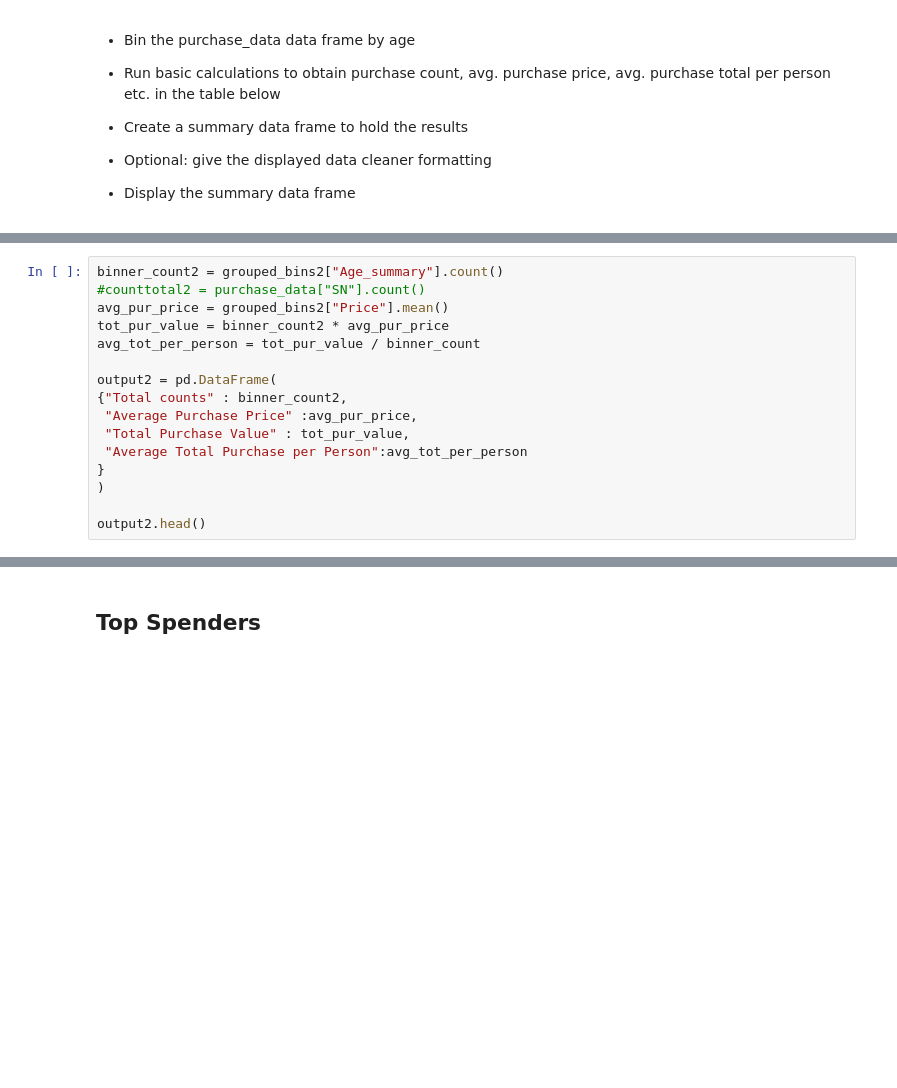
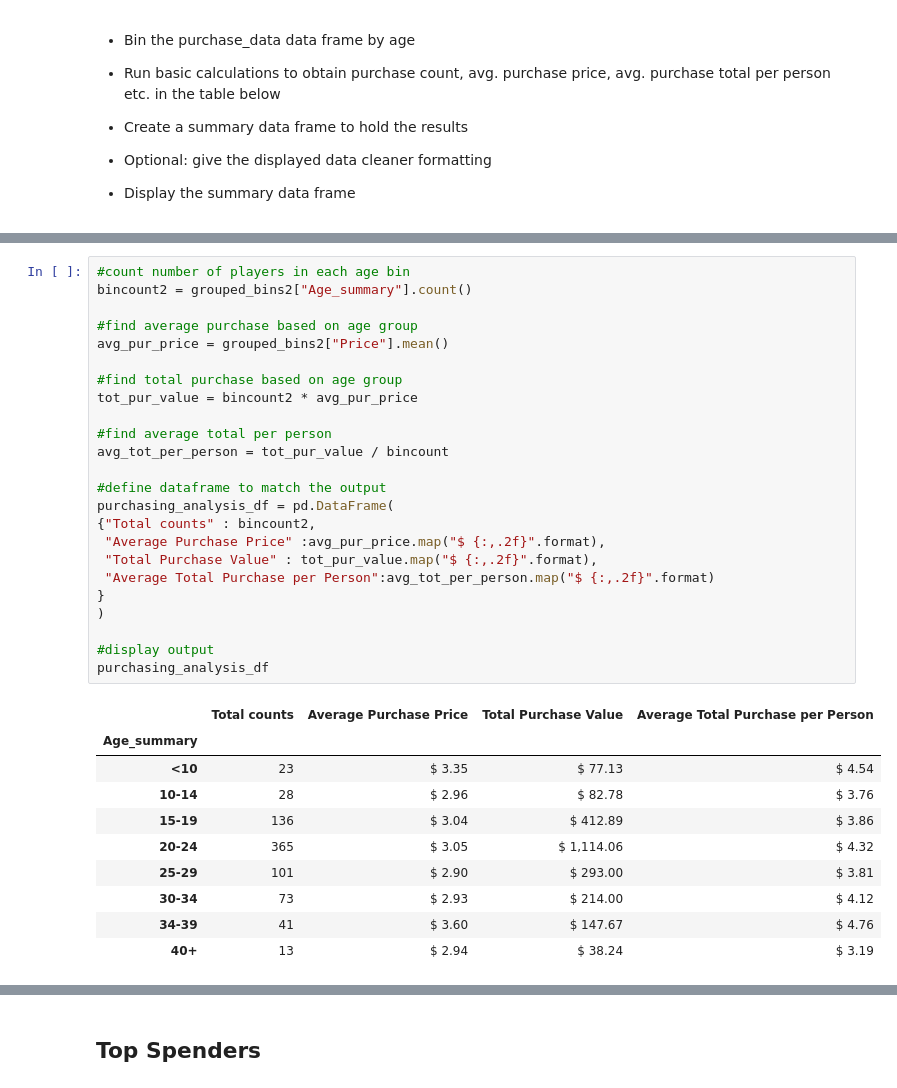
Before and after one commit to susovd/Videogame-Sales-Analysis-Using-Pandas, a Jupyter notebook: HeroesOfPymoli/HeroesOfPymoli_Susov.ipynb, the cells around one changed output, grey strips where cells are left out. Cells and saved outputs as stored; diff of their text form; blank space fills up the shorter version.

```diff
--- a/HeroesOfPymoli/HeroesOfPymoli_Susov.ipynb
+++ b/HeroesOfPymoli/HeroesOfPymoli_Susov.ipynb
@@ -294,16 +298,35 @@ grouped_bins2.head(1)
 # %%
-binner_count2 = grouped_bins2["Age_summary"].count()
-#counttotal2 = purchase_data["SN"].count()
+#count number of players in each age bin
+bincount2 = grouped_bins2["Age_summary"].count()
+
+#find average purchase based on age group
 avg_pur_price = grouped_bins2["Price"].mean()
-tot_pur_value = binner_count2 * avg_pur_price
-avg_tot_per_person = tot_pur_value / binner_count
 
-output2 = pd.DataFrame(
-{"Total counts" : binner_count2,
- "Average Purchase Price" :avg_pur_price,
- "Total Purchase Value" : tot_pur_value,
- "Average Total Purchase per Person":avg_tot_per_person
+#find total purchase based on age group
+tot_pur_value = bincount2 * avg_pur_price
+
+#find average total per person
+avg_tot_per_person = tot_pur_value / bincount
+
+#define dataframe to match the output
+purchasing_analysis_df = pd.DataFrame(
+{"Total counts" : bincount2,
+ "Average Purchase Price" :avg_pur_price.map("$ {:,.2f}".format),
+ "Total Purchase Value" : tot_pur_value.map("$ {:,.2f}".format),
+ "Average Total Purchase per Person":avg_tot_per_person.map("$ {:,.2f}".format)
 }
 )
 
-output2.head()
+#display output
+purchasing_analysis_df
+# %% [output]
+|  | Total counts | Average Purchase Price | Total Purchase Value | Average Total Purchase per Person |
+| Age_summary |  |  |  |  |
+| <10 | 23 | $ 3.35 | $ 77.13 | $ 4.54 |
+| 10-14 | 28 | $ 2.96 | $ 82.78 | $ 3.76 |
+| 15-19 | 136 | $ 3.04 | $ 412.89 | $ 3.86 |
+| 20-24 | 365 | $ 3.05 | $ 1,114.06 | $ 4.32 |
+| 25-29 | 101 | $ 2.90 | $ 293.00 | $ 3.81 |
+| 30-34 | 73 | $ 2.93 | $ 214.00 | $ 4.12 |
+| 34-39 | 41 | $ 3.60 | $ 147.67 | $ 4.76 |
+| 40+ | 13 | $ 2.94 | $ 38.24 | $ 3.19 |
```
Also changed, not shown: parts of 26 cells of this notebook, 1 other file.
